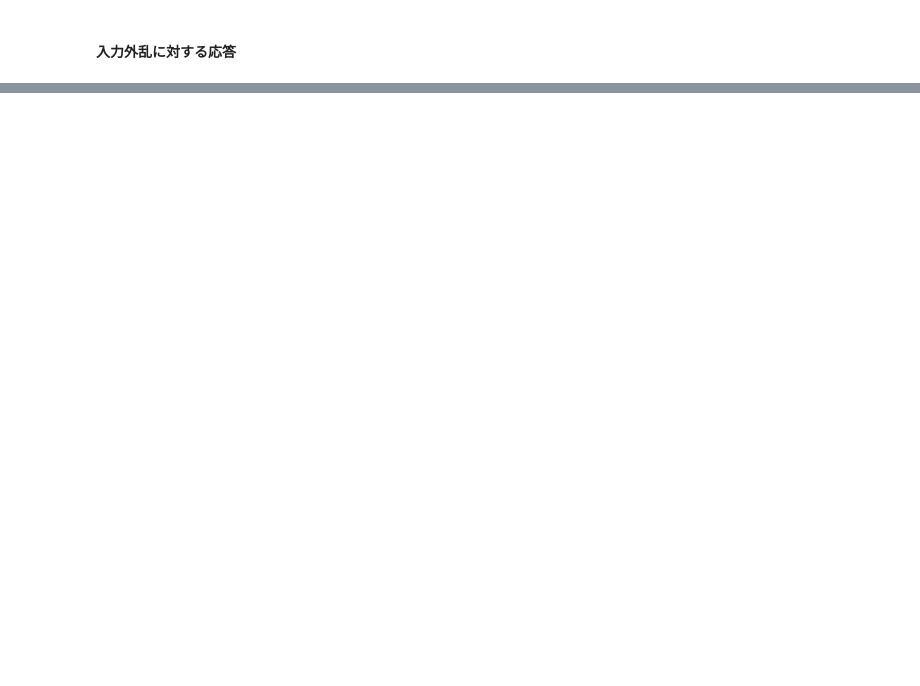
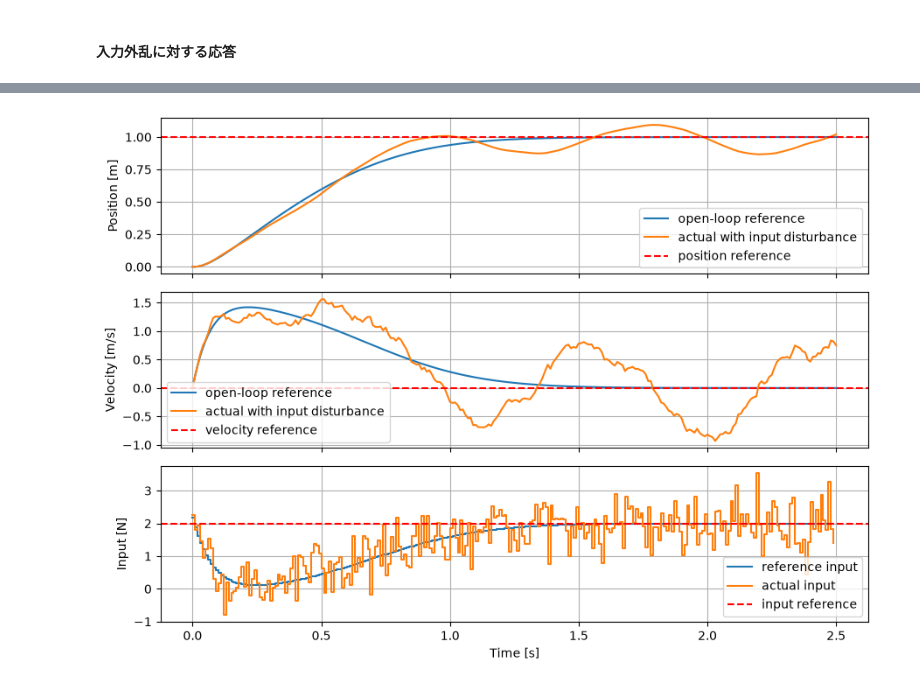
Before and after one commit to hideto008/learning_iLQR, a Jupyter notebook: notes/step7.ipynb, the cells around one changed output, grey strips where cells are left out. Drawn from its saved outputs; the diff is of its cells as text; code cells hidden in the pictures; blank space fills up the shorter version.

```diff
--- a/notes/step7.ipynb
+++ b/notes/step7.ipynb
@@ -1750,0 +1758,85 @@ iLQR find an optimized trajectory at iteration 7
+# %%
+def open_loop_simulation(U_opt_array, params_act, X_init, disturbance_array):
+    """基準入力列に外乱を加えたopen-loop実機応答を計算する。"""
+    N = U_opt_array.shape[0]
+    X_open_array = np.zeros((N + 1, X_init.shape[0]))
+    X_open_array[0] = X_init.copy()
+
+    for n in range(N):
+        u_act = U_opt_array[n, 0] + disturbance_array[n]
+        X_open_array[n + 1] = calculate_f(
+            X_open_array[n], u_act, params_act
+        )
+
+    return X_open_array
+
+
+# 外乱なしの基準軌道
+no_disturbance_array = np.zeros_like(disturbance_array)
+X_open_reference_array = open_loop_simulation(
+    U_opt_array, params_model, X_model, no_disturbance_array
+)
+
+# 同じ基準入力列に入力外乱を加えた実機軌道
+X_open_actual_array = open_loop_simulation(
+    U_opt_array, params_act, X_model, disturbance_array
+)
+U_open_actual_array = U_opt_array + disturbance_array[:, np.newaxis]
+
+
+# 基準軌道と、入力外乱を受けた実機軌道を重ねて表示
+N = U_opt_array.shape[0]
+time_X = np.arange(N + 1) * params_model.dt
+time_U = np.arange(N) * params_model.dt
+
+fig, axes = plt.subplots(3, 1, figsize=(9, 6.5), sharex=True)
+
+axes[0].plot(time_X, X_open_reference_array[:, 0], label="open-loop reference")
+axes[0].plot(time_X, X_open_actual_array[:, 0], label="actual with input disturbance")
+axes[0].axhline(x_ref, color="red", linestyle="--", label="position reference")
+axes[0].set_ylabel("Position [m]")
+
+axes[1].plot(time_X, X_open_reference_array[:, 1], label="open-loop reference")
+axes[1].plot(time_X, X_open_actual_array[:, 1], label="actual with input disturbance")
+axes[1].axhline(v_ref, color="red", linestyle="--", label="velocity reference")
+axes[1].set_ylabel("Velocity [m/s]")
+
+axes[2].step(time_U, U_opt_array[:, 0], where="post", label="reference input")
+axes[2].step(time_U, U_open_actual_array[:, 0], where="post", label="actual input")
+axes[2].axhline(u_ref, color="red", linestyle="--", label="input reference")
+axes[2].set_xlabel("Time [s]")
+axes[2].set_ylabel("Input [N]")
+
+for axis in axes:
+    axis.grid()
+    axis.legend()
+fig.tight_layout()
+plt.show()
+
+fig_phase, ax_phase = plt.subplots(figsize=(5, 4))
+ax_phase.plot(
+    X_open_reference_array[:, 0], X_open_reference_array[:, 1],
+    label="open-loop reference"
+)
+ax_phase.plot(
+    X_open_actual_array[:, 0], X_open_actual_array[:, 1],
+    label="actual with input disturbance"
+)
+ax_phase.scatter(x_ref, v_ref, color="red", marker="*", s=150, label="reference")
+ax_phase.set_xlabel("Position x [m]")
+ax_phase.set_ylabel("Velocity v [m/s]")
+ax_phase.grid()
+ax_phase.legend()
+fig_phase.tight_layout()
+plt.show()
+
+print(
+    f"reference terminal position: "
+    f"{X_open_reference_array[-1, 0]:.4f} m"
+)
+print(
+    f"actual terminal position with disturbance: "
+    f"{X_open_actual_array[-1, 0]:.4f} m"
+)
+# %% [output]
+[figure, added]
```
Also changed, not shown: parts of 10 cells of this notebook.
